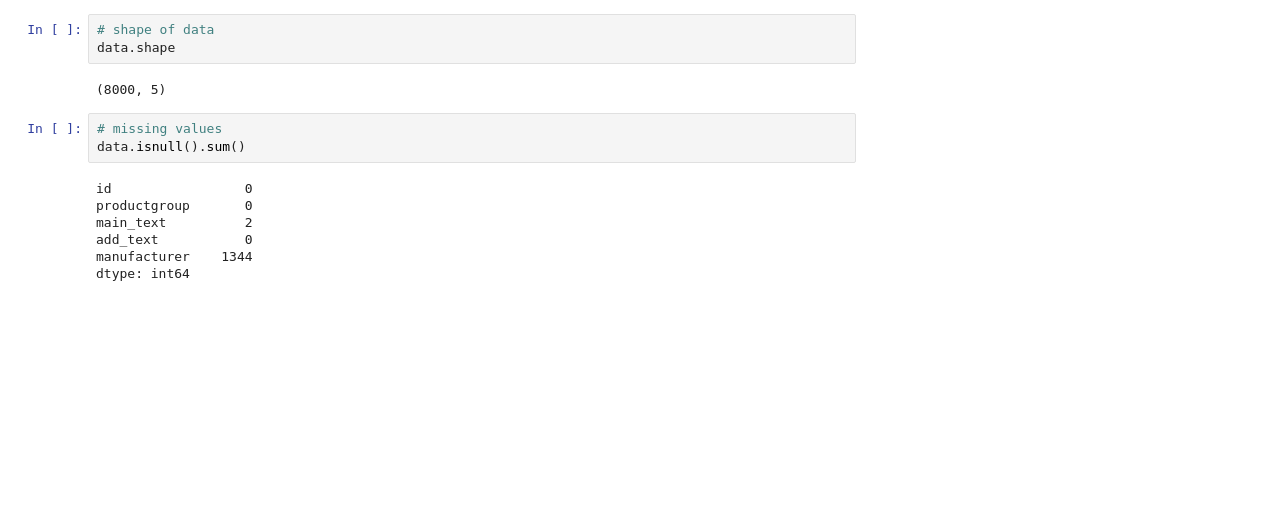
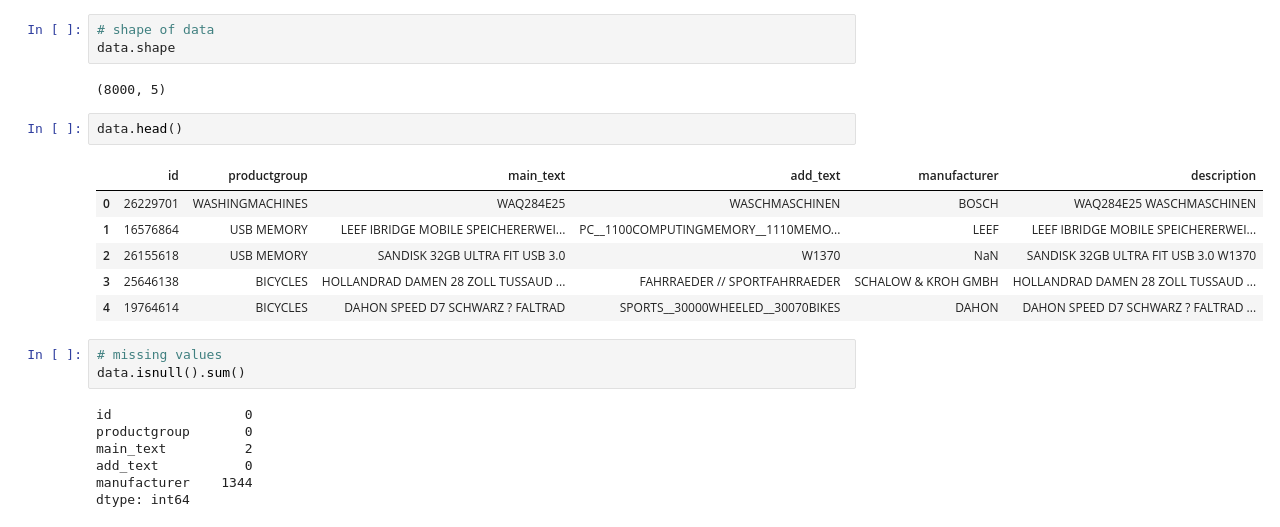
Before and after one commit to sulugodu/Product_category_classification, a Jupyter notebook: training.ipynb, the cells around one changed output. Cells and saved outputs as stored; diff of their text form; blank space fills up the shorter version.

```diff
--- a/training.ipynb
+++ b/training.ipynb
@@ -62,6 +62,15 @@ memory usage: 312.6+ KB
 data.shape
 # %% [output]
 (8000, 5)
+# %%
+data.head()
+# %% [output]
+|  | id | productgroup | main_text | add_text | manufacturer | description |
+| 0 | 26229701 | WASHINGMACHINES | WAQ284E25 | WASCHMASCHINEN | BOSCH | WAQ284E25 WASCHMASCHINEN |
+| 1 | 16576864 | USB MEMORY | LEEF IBRIDGE MOBILE SPEICHERERWEI... | PC__1100COMPUTINGMEMORY__1110MEMO... | LEEF | LEEF IBRIDGE MOBILE SPEICHERERWEI... |
+| 2 | 26155618 | USB MEMORY | SANDISK 32GB ULTRA FIT USB 3.0 | W1370 | NaN | SANDISK 32GB ULTRA FIT USB 3.0 W1370 |
+| 3 | 25646138 | BICYCLES | HOLLANDRAD DAMEN 28 ZOLL TUSSAUD ... | FAHRRAEDER // SPORTFAHRRAEDER | SCHALOW & KROH GMBH | HOLLANDRAD DAMEN 28 ZOLL TUSSAUD ... |
+| 4 | 19764614 | BICYCLES | DAHON SPEED D7 SCHWARZ ? FALTRAD | SPORTS__30000WHEELED__30070BIKES | DAHON | DAHON SPEED D7 SCHWARZ ? FALTRAD ... |
 # %%
 # missing values
 data.isnull().sum()
```
